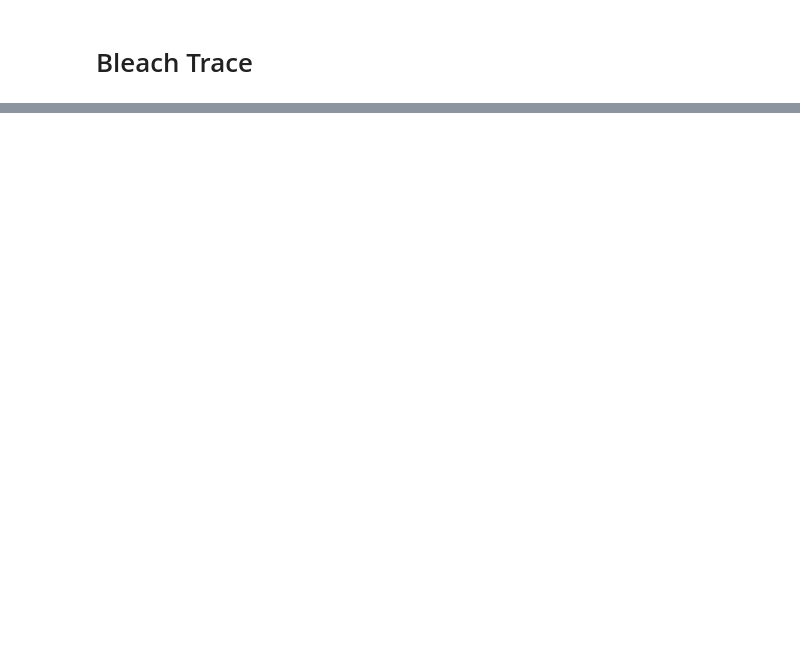
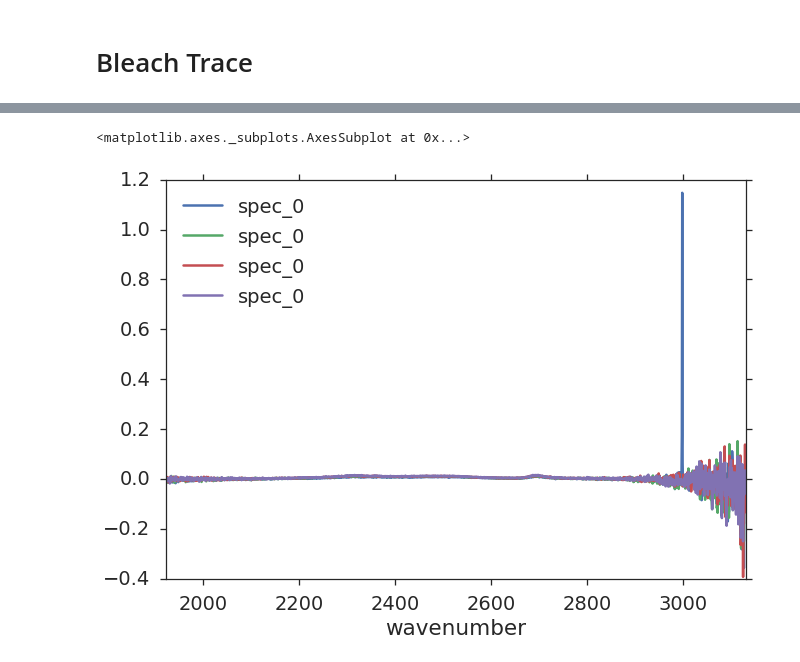
Before and after one commit to deisi/SFG2D, a Jupyter notebook: dashboards/pump-probe/pump-probe.ipynb, the cells around one changed output, grey strips where cells are left out. Drawn from its saved outputs; the diff is of its cells as text; code cells hidden in the pictures; blank space fills up the shorter version.

```diff
--- a/dashboards/pump-probe/pump-probe.ipynb
+++ b/dashboards/pump-probe/pump-probe.ipynb
@@ -262,0 +277,5 @@ plt.show()
+# %%
+ppdData.ts0.df.ix[0, "spec_0"].plot()
+# %% [output]
+<matplotlib.axes._subplots.AxesSubplot at 0x...>
+[figure, added]
```
Also changed, not shown: parts of 7 cells of this notebook, 7 other files.
